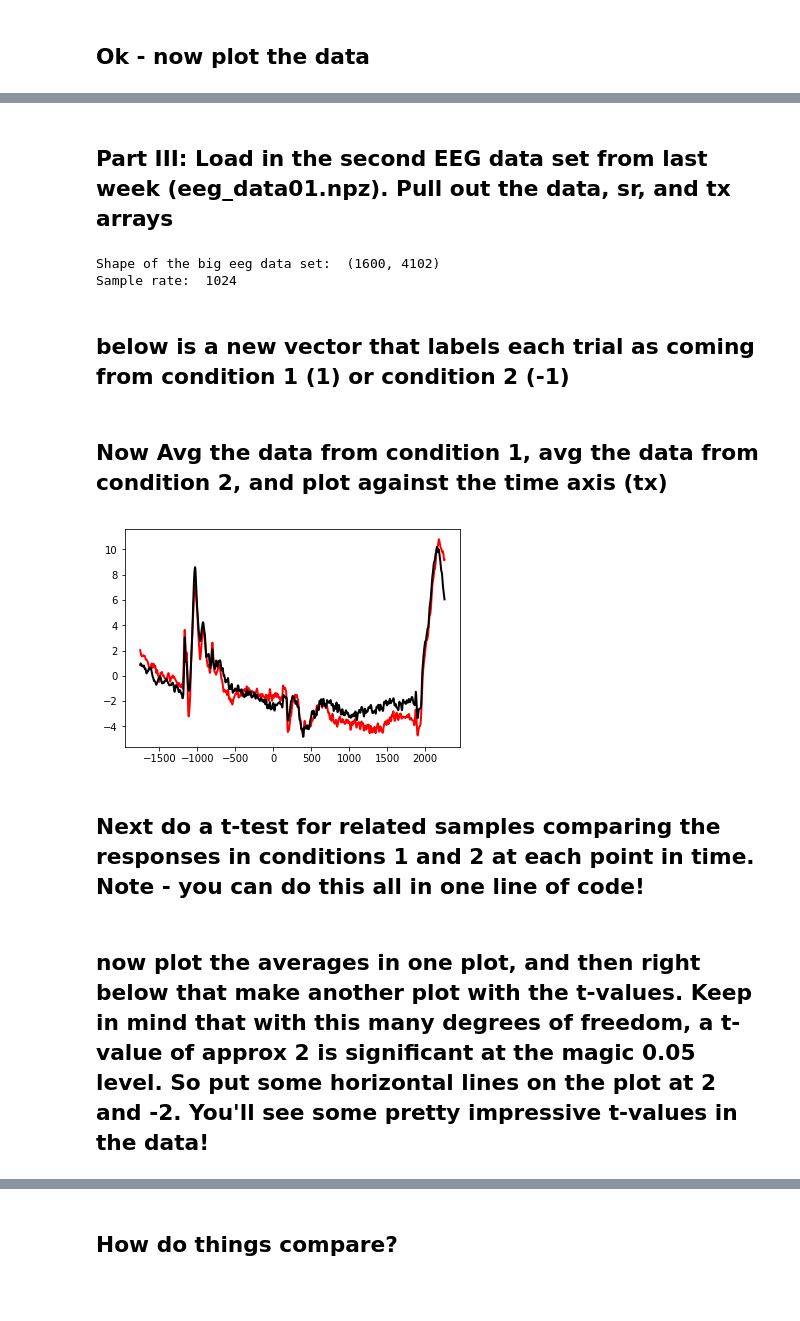
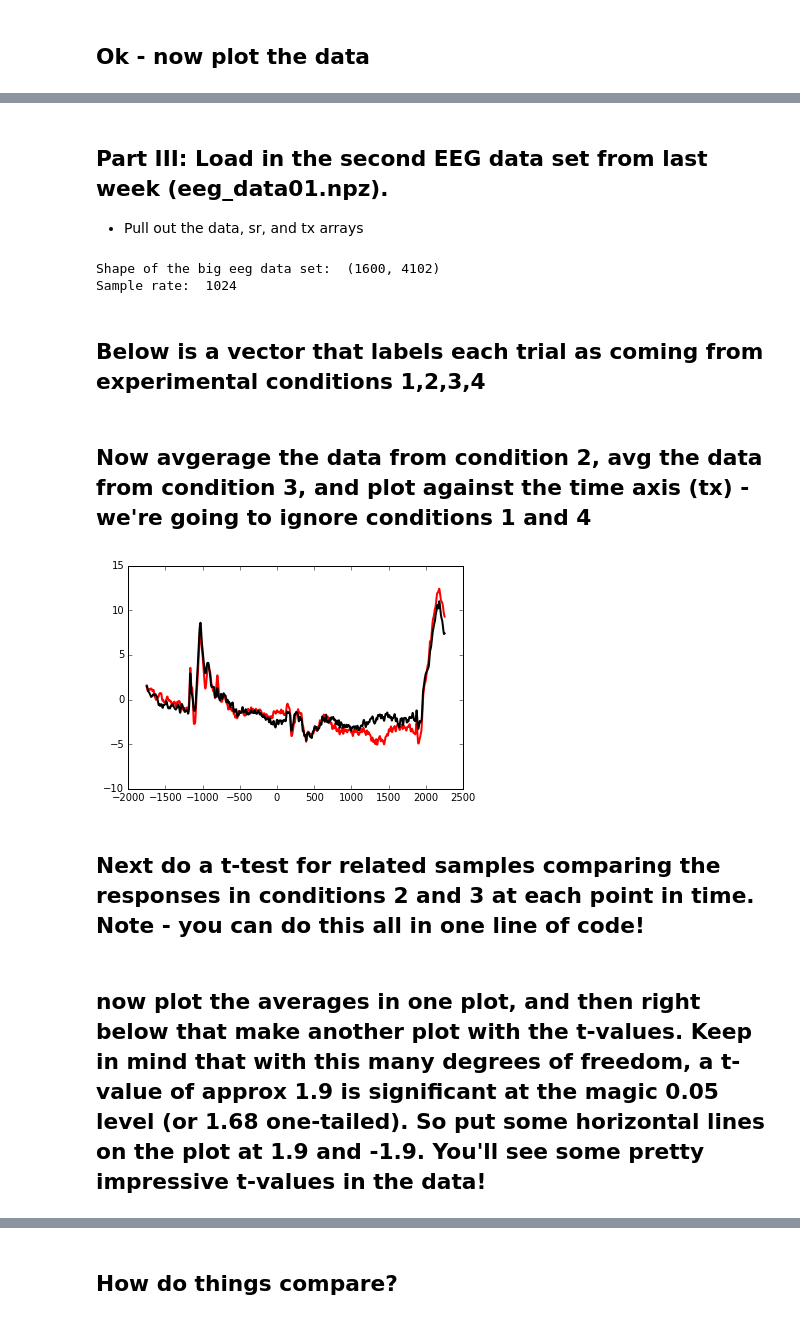
Before and after one commit to TimCSheehan/dev, a Jupyter notebook: Tutorial032_Exercises_Answers.ipynb, the cells around one changed output, grey strips where cells are left out. Saved outputs shown, nothing was run; the diff lists cells and outputs as text; code cells hidden in the pictures; blank space fills up the shorter version.

```diff
--- a/Tutorial032_Exercises_Answers.ipynb
+++ b/Tutorial032_Exercises_Answers.ipynb
@@ -179,5 +210,6 @@ Randomization-based p-value:  0.37  Parametric P-value:  0.00170822
 # %% [markdown]
-## Part III: Load in the second EEG data set from last week (eeg_data01.npz). Pull out the data, sr, and tx arrays
+## Part III: Load in the second EEG data set from last week (eeg_data01.npz).
+* Pull out the data, sr, and tx arrays
 # %%
 # load the data...
 eeg = np.load('eeg_data01.npz')
@@ -200,22 +232,22 @@ tx = eeg['tx']
 Shape of the big eeg data set:  (1600, 4102)
 Sample rate:  1024
 # %% [markdown]
-## below is a new vector that labels each trial as coming from condition 1 (1) or condition 2 (-1)
+## Below is a vector that labels each trial as coming from experimental conditions 1,2,3,4
 # %%
 N = data.shape[0]
-num_samples_per_condition = int(N/2)
-cond = np.hstack((np.ones(num_samples_per_condition), np.ones(num_samples_per_condition)*-1))
+num_samp_cond = int(N/4)
+cond = np.hstack((np.ones(num_samp_cond), np.ones(num_samp_cond)*2, np.ones(num_samp_cond)*3, np.ones(num_samp_cond)*4))
 # %% [markdown]
-## Now Avg the data from condition 1, avg the data from condition 2, and plot against the time axis (tx)
+## Now avgerage the data from condition 2, avg the data from condition 3, and plot against the time axis (tx) - we're going to ignore conditions 1 and 4
 # %%
-avg1 = np.mean(data[cond==1,:], axis=0)
-avg2 = np.mean(data[cond==-1,:], axis=0)
+avg1 = np.mean(data[cond==2,:], axis=0)
+avg2 = np.mean(data[cond==3,:], axis=0)
 
 plt.plot(tx, avg1, color='r', linewidth=2)
 plt.plot(tx, avg2, color='k', linewidth=2)
 plt.show()
 # %% [output]
-[figure, old version]
+[figure, new version]
 # %% [markdown]
-## Next do a t-test for related samples comparing the responses in conditions 1 and 2 at each point in time. Note - you can do this all in one line of code!
+## Next do a t-test for related samples comparing the responses in conditions 2 and 3 at each point in time. Note - you can do this all in one line of code!
 # %%
@@ -223,3 +255,3 @@ t_test = stats.ttest_rel(data[cond==1,:],data[cond==-1,:],axis=0)
 # %% [markdown]
-## now plot the averages in one plot, and then right below that make another plot with the t-values. Keep in mind that with this many degrees of freedom, a t-value of approx 2 is significant at the magic 0.05 level. So put some horizontal lines on the plot at 2 and -2. You'll see some pretty impressive t-values in the data!
+## now plot the averages in one plot, and then right below that make another plot with the t-values. Keep in mind that with this many degrees of freedom, a t-value of approx 1.9 is significant at the magic 0.05 level (or 1.68 one-tailed). So put some horizontal lines on the plot at 1.9 and -1.9. You'll see some pretty impressive t-values in the data!
 # %%
```
Also changed, not shown: parts of 26 cells of this notebook, 1 other file.
